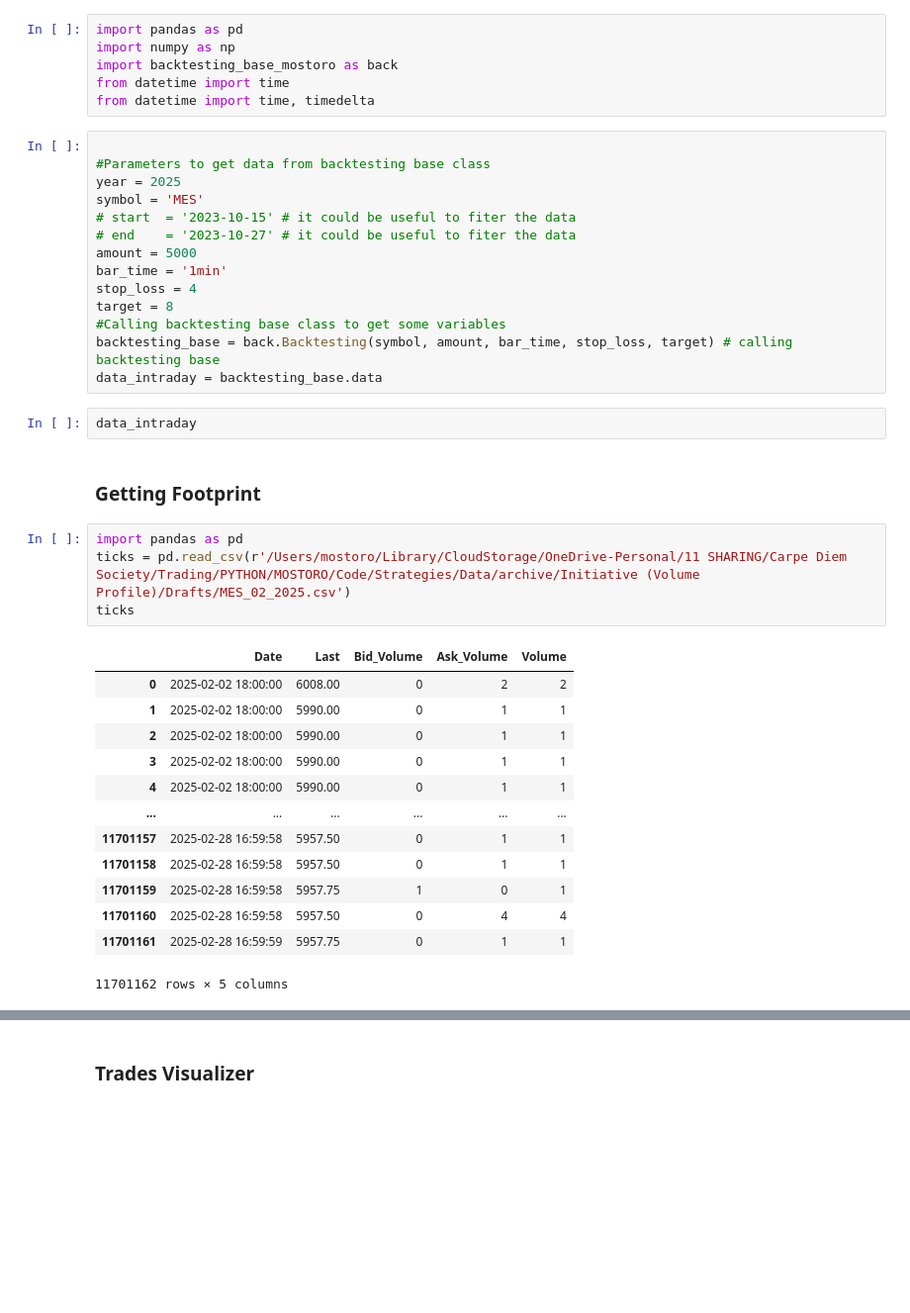
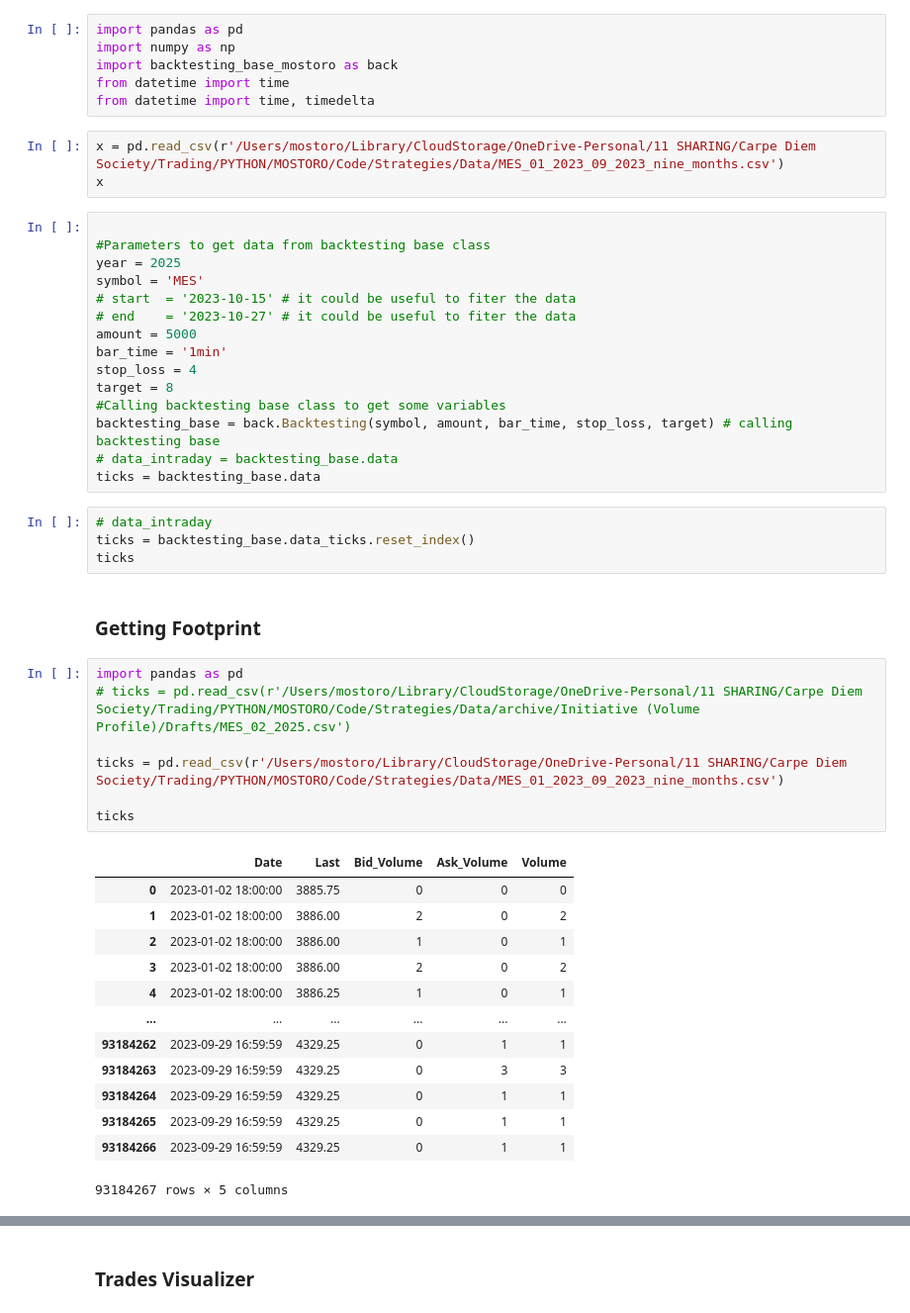
Before and after one commit to mostoro/DeltaX, a Jupyter notebook: deltax.ipynb, the cells around one changed output, grey strips where cells are left out. Shown at 99% size. Drawn from its saved outputs; the diff is of its cells as text; blank space fills up the shorter version.

```diff
--- a/deltax.ipynb
+++ b/deltax.ipynb
@@ -6,6 +6,9 @@ import numpy as np
 import backtesting_base_mostoro as back
 from datetime import time
 from datetime import time, timedelta
+# %%
+x = pd.read_csv(r'/Users/mostoro/Library/CloudStorage/OneDrive-Personal/11 SHARING/Carpe Diem Society/Trading/PYTHON/MOSTORO/Code/Strategies/Data/MES_01_2023_09_2023_nine_months.csv')
+x
 # %%
 
 #Parameters to get data from backtesting base class
@@ -19,29 +22,35 @@ stop_loss = 4
 target = 8
 #Calling backtesting base class to get some variables
 backtesting_base = back.Backtesting(symbol, amount, bar_time, stop_loss, target) # calling backtesting base
-data_intraday = backtesting_base.data
+# data_intraday = backtesting_base.data
+ticks = backtesting_base.data
-# %%
-data_intraday
+# %%
+# data_intraday
+ticks = backtesting_base.data_ticks.reset_index()
+ticks
 # %% [markdown]
 ### Getting Footprint
 # %%
 import pandas as pd
-ticks = pd.read_csv(r'/Users/mostoro/Library/CloudStorage/OneDrive-Personal/11 SHARING/Carpe Diem Society/Trading/PYTHON/MOSTORO/Code/Strategies/Data/archive/Initiative (Volume Profile)/Drafts/MES_02_2025.csv')
+# ticks = pd.read_csv(r'/Users/mostoro/Library/CloudStorage/OneDrive-Personal/11 SHARING/Carpe Diem Society/Trading/PYTHON/MOSTORO/Code/Strategies/Data/archive/Initiative (Volume Profile)/Drafts/MES_02_2025.csv')
+
+ticks = pd.read_csv(r'/Users/mostoro/Library/CloudStorage/OneDrive-Personal/11 SHARING/Carpe Diem Society/Trading/PYTHON/MOSTORO/Code/Strategies/Data/MES_01_2023_09_2023_nine_months.csv')
+
 ticks
 # %% [output]
 |  | Date | Last | Bid_Volume | Ask_Volume | Volume |
-| 0 | 2025-02-02 18:00:00 | 6008.00 | 0 | 2 | 2 |
-| 1 | 2025-02-02 18:00:00 | 5990.00 | 0 | 1 | 1 |
-| 2 | 2025-02-02 18:00:00 | 5990.00 | 0 | 1 | 1 |
-| 3 | 2025-02-02 18:00:00 | 5990.00 | 0 | 1 | 1 |
-| 4 | 2025-02-02 18:00:00 | 5990.00 | 0 | 1 | 1 |
+| 0 | 2023-01-02 18:00:00 | 3885.75 | 0 | 0 | 0 |
+| 1 | 2023-01-02 18:00:00 | 3886.00 | 2 | 0 | 2 |
+| 2 | 2023-01-02 18:00:00 | 3886.00 | 1 | 0 | 1 |
+| 3 | 2023-01-02 18:00:00 | 3886.00 | 2 | 0 | 2 |
+| 4 | 2023-01-02 18:00:00 | 3886.25 | 1 | 0 | 1 |
 | ... | ... | ... | ... | ... | ... |
-| 11701157 | 2025-02-28 16:59:58 | 5957.50 | 0 | 1 | 1 |
-| 11701158 | 2025-02-28 16:59:58 | 5957.50 | 0 | 1 | 1 |
-| 11701159 | 2025-02-28 16:59:58 | 5957.75 | 1 | 0 | 1 |
-| 11701160 | 2025-02-28 16:59:58 | 5957.50 | 0 | 4 | 4 |
-| 11701161 | 2025-02-28 16:59:59 | 5957.75 | 0 | 1 | 1 |
+| 93184262 | 2023-09-29 16:59:59 | 4329.25 | 0 | 1 | 1 |
+| 93184263 | 2023-09-29 16:59:59 | 4329.25 | 0 | 3 | 3 |
+| 93184264 | 2023-09-29 16:59:59 | 4329.25 | 0 | 1 | 1 |
+| 93184265 | 2023-09-29 16:59:59 | 4329.25 | 0 | 1 | 1 |
+| 93184266 | 2023-09-29 16:59:59 | 4329.25 | 0 | 1 | 1 |
-11701162 rows × 5 columns
+93184267 rows × 5 columns
 # %%
 # ===============================================
 # Valtos-style Footprint — SINGLE CELL FROM `ticks`
```
Also changed, not shown: parts of 10 cells of this notebook.
